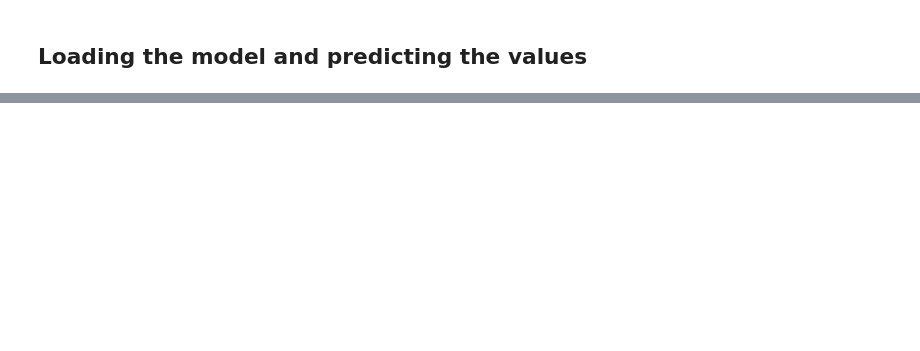
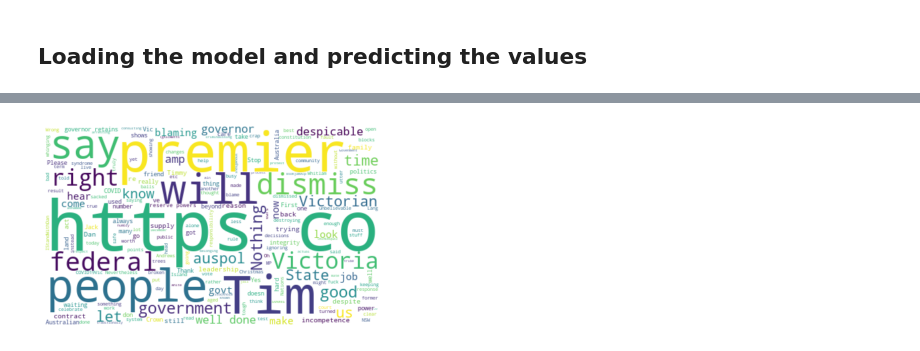
Before and after one commit to babetteblanquet/Sentiment_Analysis, a Jupyter notebook: Sentiment analysis on Tweets.ipynb, the cells around one changed output, grey strips where cells are left out. Cells and saved outputs as stored; diff of their text form; code cells hidden in the pictures; blank space fills up the shorter version.

Commit message:
updated app word cloud

```diff
--- a/Sentiment analysis on Tweets.ipynb
+++ b/Sentiment analysis on Tweets.ipynb
@@ -299,0 +299,10 @@ The Governor doesn’t have the balls to kick him out
+# %%
+##Word Cloud
+Words = " ".join( [tweets for tweets in df["Tweets"]] )
+wordCloud = WordCloud (width = 500, height = 300, random_state = 21, max_font_size = 110,background_color="white").generate(Words)
+
+plt.imshow(wordCloud, interpolation = "bilinear")
+plt.axis('off')
+plt.show()
+# %% [output]
+[figure, added]
```
Also changed, not shown: parts of 15 cells of this notebook, 1 other file.
